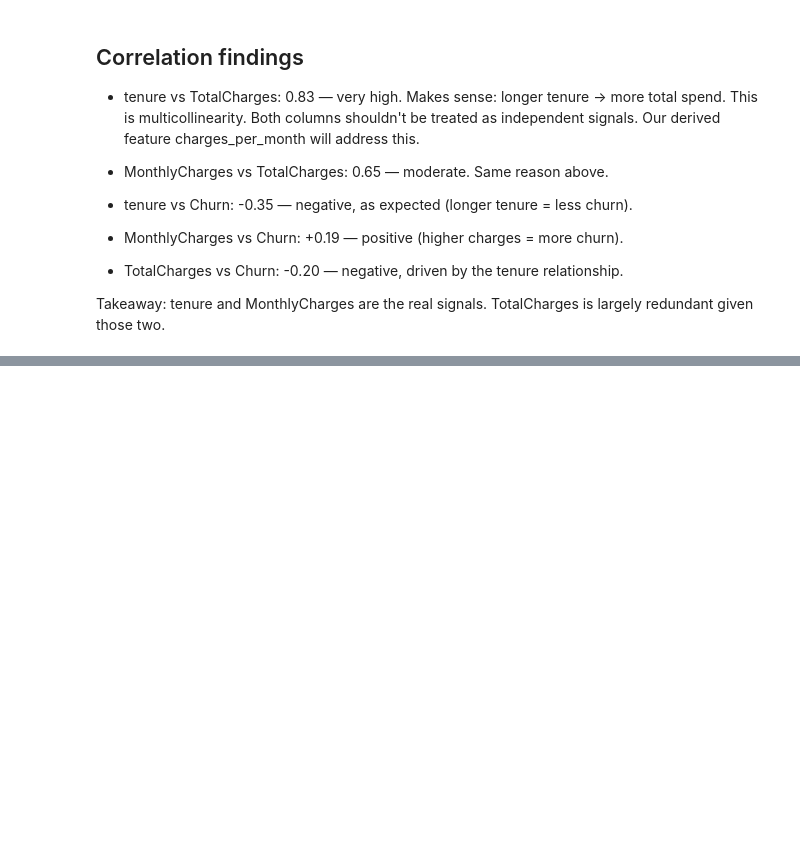
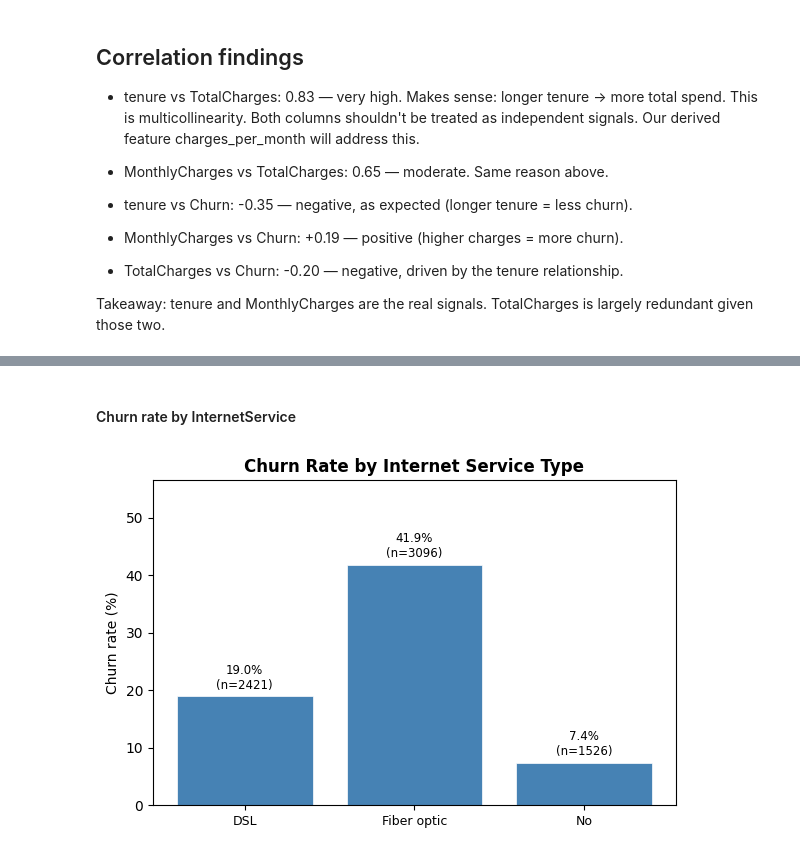
Before and after one commit to Sushanth-Allampati/churn-predictor, a Jupyter notebook: notebooks/01_eda.ipynb, the cells around one changed output, grey strips where cells are left out. Saved outputs shown, nothing was run; the diff lists cells and outputs as text; code cells hidden in the pictures; blank space fills up the shorter version.

Commit message:
feat: EDA - categorical features, cross-tab analysis, add-on services

```diff
--- a/notebooks/01_eda.ipynb
+++ b/notebooks/01_eda.ipynb
@@ -293,0 +296,34 @@ TotalCharges is largely redundant given those two.
+# %%
+def plot_churn_rate(col, ax, title=None, order=None):
+    """
+    Bar chart showing churn rate (%) for each category in `col`.
+    Also annotates each bar with the sample size (n=...).
+    """
+    # Calculate churn rate per category
+    summary = (df.groupby(col)['Churn']
+                 .value_counts(normalize=True)
+                 .mul(100)
+                 .rename('pct')
+                 .reset_index())
+    churned = summary[summary['Churn'] == 'Yes']
+
+    # Sample sizes for annotation
+    counts = df[col].value_counts()
+
+    categories = order if order else churned[col].tolist()
+    rates      = [churned[churned[col]==c]['pct'].values[0] for c in categories]
+
+    bars = ax.bar(categories, rates, color='steelblue', edgecolor='white', linewidth=0.5)
+
+    # Annotate bars with churn rate % and sample size
+    for bar, cat, rate in zip(bars, categories, rates):
+        ax.text(bar.get_x() + bar.get_width()/2,
+                bar.get_height() + 0.8,
+                f'{rate:.1f}%\n(n={counts[cat]})',
+                ha='center', va='bottom', fontsize=8.5)
+
+    ax.set_title(title or col, fontweight='bold')
+    ax.set_xlabel('')
+    ax.set_ylabel('Churn rate (%)')
+    ax.set_ylim(0, max(rates) * 1.35)
+    ax.tick_params(axis='x', labelsize=9)
@@ -293,0 +389,15 @@ TotalCharges is largely redundant given those two.
+# %% [markdown]
+<h4>Churn rate by InternetService</h4>
+# %%
+fig, ax = plt.subplots(figsize=(6, 4))
+
+plot_churn_rate(
+    col='InternetService', ax=ax,
+    title='Churn Rate by Internet Service Type'
+)
+
+plt.tight_layout()
+plt.savefig('C:/Users/Lenovo/churn-predictor/reports/figures/churn_by_internet.png', dpi=150, bbox_inches='tight')
+plt.show()
+# %% [output]
+[figure, added]
```
Also changed, not shown: parts of 17 cells of this notebook, 6 other files.
